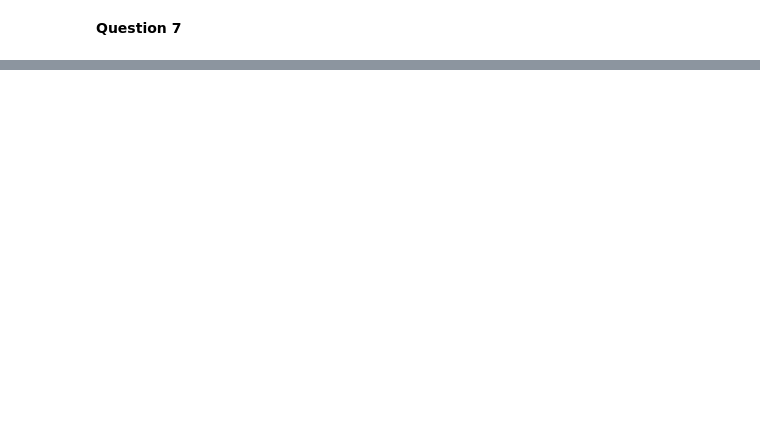
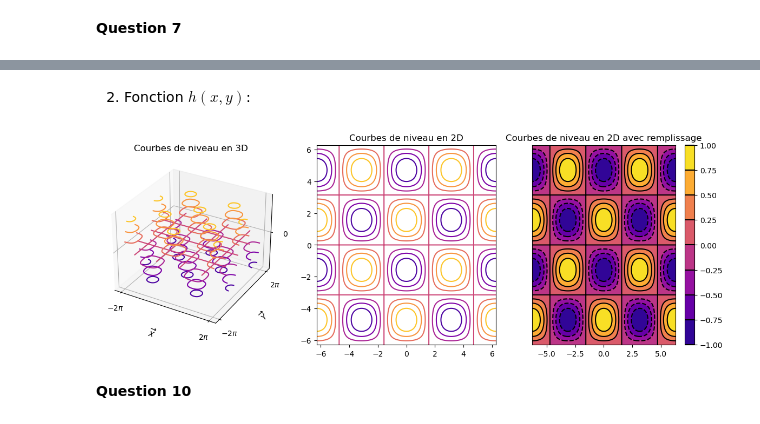
Before and after one commit to Clwrnd/AN_Project, a Jupyter notebook: Projet.ipynb, the cells around one changed output, grey strips where cells are left out. Cells and saved outputs as stored; diff of their text form; code cells hidden in the pictures; blank space fills up the shorter version.

```diff
--- a/Projet.ipynb
+++ b/Projet.ipynb
@@ -180,0 +294,41 @@ En posant $g(x)=f'(x)$, on retrouve la **méthode de Newton**: $$x_{n+1}=x_n-\fr
+# %% [markdown]
+2. Fonction $h(x,y)$:
+# %%
+#Figure global
+fig = plt.figure(figsize=plt.figaspect(0.33))
+# Ligne de niveau en 3D
+ax = fig.add_subplot(1,3,1,projection='3d')
+plt.title("Courbes de niveau en 3D")
+
+ax.set_xticks([-2*np.pi,2*np.pi],[r"$-2\pi$",r"$2\pi$"])
+ax.set_yticks([-2*np.pi,2*np.pi],[r"$-2\pi$",r"$2\pi$"])
+ax.set_zticks([0])
+
+ax.set_xlabel(r'$\overrightarrow{X}$')
+ax.set_ylabel(r'$\overrightarrow{Y}$')
+
+ax.contour(X2, Y2, Z2,cmap="plasma")
+#Ligne de niveau en 2D
+
+ax = fig.add_subplot(1,3,2)
+plt.title("Courbes de niveau en 2D")
+
+ax.contour(X2, Y2, Z2,cmap="plasma")
+
+#Ligne de niveau en 2D avec remplissage
+ax = fig.add_subplot(1,3,3)
+plt.title("Courbes de niveau en 2D avec remplissage")
+
+ax.set_yticks([])
+
+CS=ax.contour(X2, Y2, Z2,colors="black")
+CS2 = ax.contourf(X2, Y2, Z2,cmap="plasma")
+
+cbar = fig.colorbar(CS2)
+cbar.add_lines(CS)
+
+plt.show()
+# %% [output]
+[figure, added]
+# %% [markdown]
+**Question 10**
```
Also changed, not shown: parts of 29 cells of this notebook.
